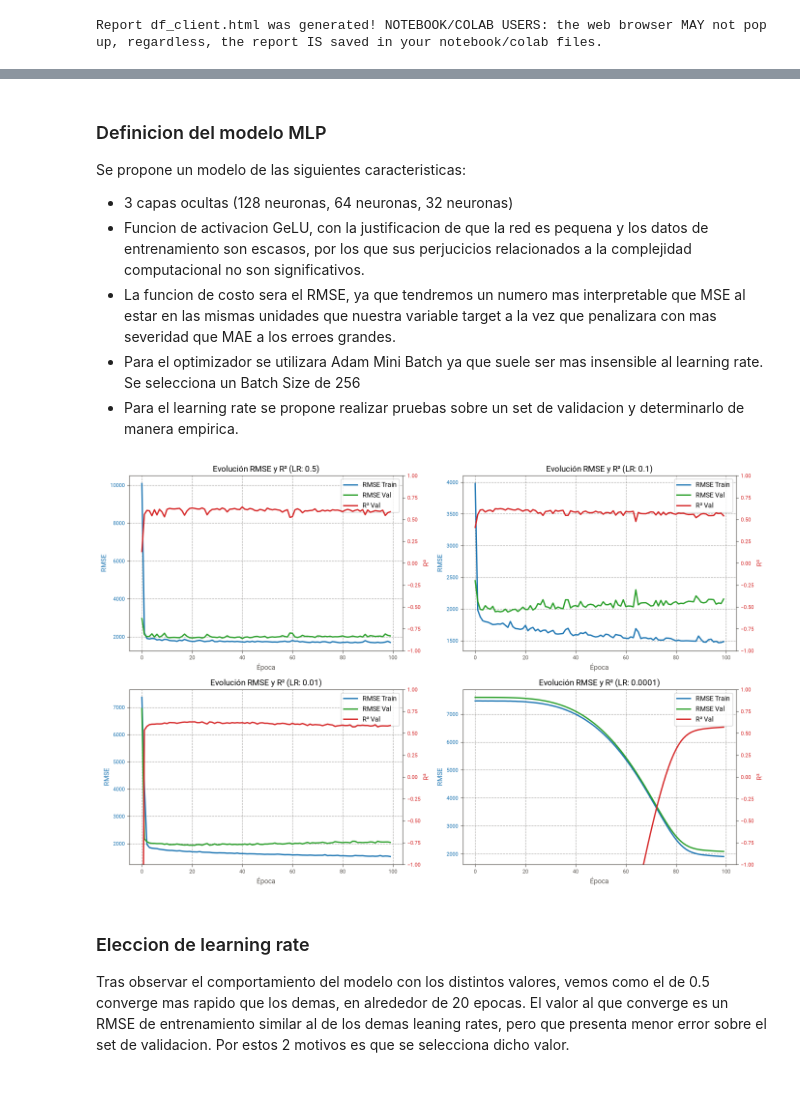
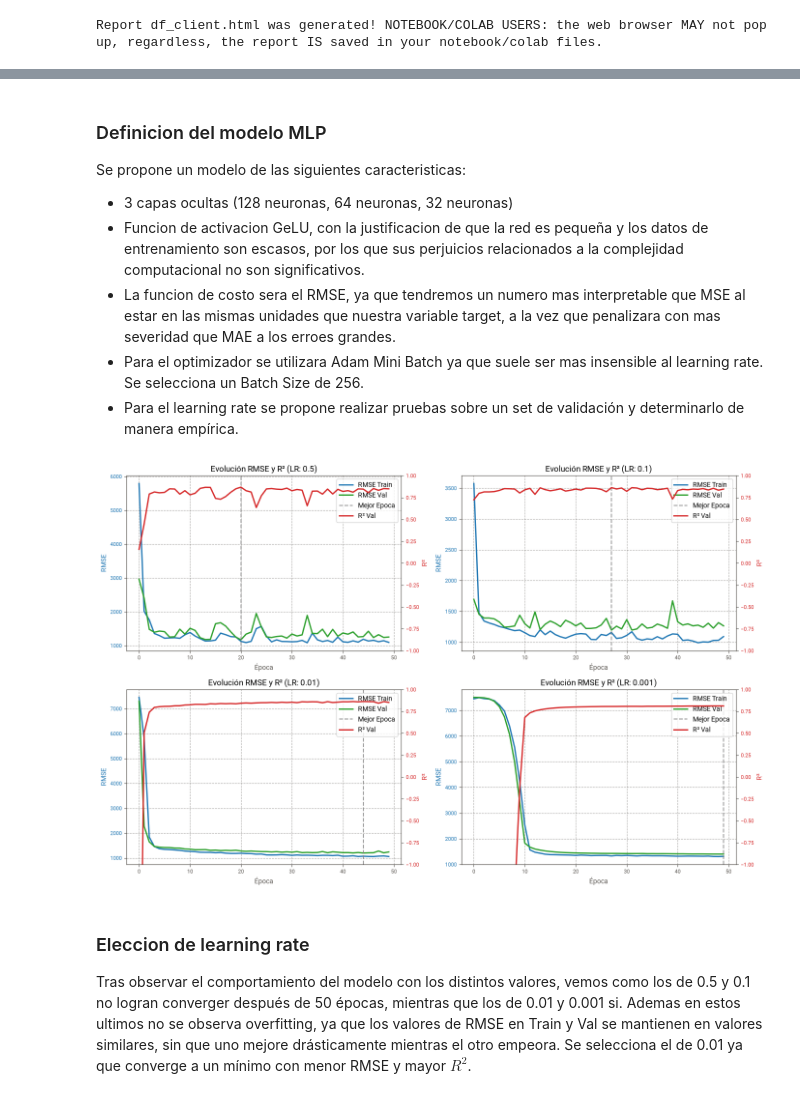
Before and after one commit to NachoXDX/aprendizaje_profundo, a Jupyter notebook: TPs/TP1 Consigna 2.ipynb, the cells around one changed output, grey strips where cells are left out. Saved outputs shown, nothing was run; the diff lists cells and outputs as text; code cells hidden in the pictures.

Commit message:
mejoras del modelo tp1

```diff
--- a/TPs/TP1 Consigna 2.ipynb
+++ b/TPs/TP1 Consigna 2.ipynb
@@ -115,3 +133,5 @@ Se aplicara tambien estandarizacion a las variables a las que se les produjo Tar
+# %%
+client_df = pd.read_csv('dataset_client.csv')
 # %%
 from sklearn.pipeline import Pipeline
 from sklearn.compose import ColumnTransformer
@@ -120,19 +140,21 @@ from sklearn.model_selection import train_test_split
 X = client_df.drop(columns='Purchase_Avg')
 y = client_df['Purchase_Avg']
 X_train, X_test, y_train, y_test = train_test_split(X, y, test_size=0.2, random_state=42)
-X_train, X_val, y_train, y_val = train_test_split(X_train, y_train, test_size=0.1, random_state=42)
+X_train, X_val, y_train, y_val = train_test_split(X_train, y_train, test_size=0.3, random_state=42)
 ohe_cols = [
     'User_Age',
     'User_Gender',
     'User_Marital_Status',
     'User_City_Category',
     'User_Stay',
-    'User_Favourite_Category',
 ]
 target_enc_cols = [
     'User_Favourite_Category',
     'User_Favourite_Subcategory',
     'User_Favourite_Product'
+]
+scale_cols = [
+    'User_Purchase_Std',
 ]
 
 preprocessor = ColumnTransformer(
@@ -142,7 +164,9 @@ preprocessor = ColumnTransformer(
             ('encoder', TargetEncoder(random_state=42)),
             ('scaler', StandardScaler())
         ]), target_enc_cols),
-    ]
+        ('scale', StandardScaler(), scale_cols)
+    ],
+    remainder='passthrough'
 )
 
 pipeline = Pipeline(steps=[
@@ -163,10 +193,10 @@ X_train.shape
 ### Definicion del modelo MLP
 Se propone un modelo de las siguientes caracteristicas:
 - 3 capas ocultas (128 neuronas, 64 neuronas, 32 neuronas)
-- Funcion de activacion GeLU, con la justificacion de que la red es pequena y los datos de entrenamiento son escasos, por los que sus perjucicios relacionados a la complejidad computacional no son significativos.
-- La funcion de costo sera el RMSE, ya que tendremos un numero mas interpretable que MSE al estar en las mismas unidades que nuestra variable target a la vez que penalizara con mas severidad que MAE a los erroes grandes.
-- Para el optimizador se utilizara Adam Mini Batch ya que suele ser mas insensible al learning rate. Se selecciona un Batch Size de 256
-- Para el learning rate se propone realizar pruebas sobre un set de validacion y determinarlo de manera empirica.
+- Funcion de activacion GeLU, con la justificacion de que la red es pequeña y los datos de entrenamiento son escasos, por los que sus perjuicios relacionados a la complejidad computacional no son significativos.
+- La funcion de costo sera el RMSE, ya que tendremos un numero mas interpretable que MSE al estar en las mismas unidades que nuestra variable target, a la vez que penalizara con mas severidad que MAE a los erroes grandes.
+- Para el optimizador se utilizara Adam Mini Batch ya que suele ser mas insensible al learning rate. Se selecciona un Batch Size de 256.
+- Para el learning rate se propone realizar pruebas sobre un set de validación y determinarlo de manera empírica.
 # %%
 import torch
 from torch import nn
@@ -191,11 +221,12 @@ y_val  = torch.tensor(y_val.values, dtype=torch.float32).reshape(-1, 1).to(devic
 input_layer_size = X_train.shape[1]
 # %%
 # Learning Rates
-learning_rates = [0.5, 0.1, 1e-2, 1e-4]
+learning_rates = [0.5, 0.1, 1e-2, 1e-3]
 batch_size = 256
-epochs = 100
+epochs = 50
 nn_val_results = {}
 # %%
+import copy
 for lr in learning_rates:
     model = nn.Sequential(
         nn.Linear(input_layer_size, 128),
@@ -220,7 +251,12 @@ for lr in learning_rates:
         'r2_hist' : [],
         'val_loss_hist' : [],
         'model' : None,
+        'best_epoch' : None
     }
+
+    best_loss = float('inf')
+    best_model_state = None
+    best_epoch = None
 
     model.train()
     for epoch in range(epochs):
@@ -238,7 +274,7 @@ for lr in learning_rates:
         epoch_loss /= len(dl)
         nn_val_results[lr]['train_loss_hist'].append(epoch_loss)
 
-        # Evaluación de R² por época
+        # Evaluación por época sobre Validation
         model.eval()
         with torch.no_grad():
             yhat_val = model(X_val)
@@ -248,39 +284,52 @@ for lr in learning_rates:
             nn_val_results[lr]['r2_hist'].append(r2)
             val_loss = torch.sqrt(mse_loss(yhat_val, y_val)).cpu().numpy()
             nn_val_results[lr]['val_loss_hist'].append(val_loss)
+
+            if val_loss < best_loss:
+                best_loss = val_loss
+                best_model_state = copy.deepcopy(model.state_dict())
+                best_epoch = epoch
         model.train()
-        nn_val_results[lr]['model'] = model
+
+    if best_model_state is not None:
+        model.load_state_dict(best_model_state)
+    nn_val_results[lr]['model'] = model
+    nn_val_results[lr]['best_epoch'] = best_epoch
 # %%
 # Comparacion entre learning rates
 fig, axs = plt.subplots(2, 2, figsize=(14, 9))
 
 for ax1, lr in zip(axs.flat, nn_val_results.keys()):
     ax1.plot(nn_val_results[lr]['train_loss_hist'], color='tab:blue', label='RMSE Train', linewidth=2)
     ax1.plot(nn_val_results[lr]['val_loss_hist'], color='tab:green', label='RMSE Val', linewidth=2)
+
+    # Agregar línea vertical en la mejor época (best_epoch)
+    best_epoch = nn_val_results[lr]['best_epoch']
+    ax1.axvline(x=best_epoch, color='gray', linestyle='--', label='Mejor Epoca', alpha=0.8)
 
     ax1.set_xlabel("Época")
     ax1.set_ylabel("RMSE", color='tab:blue')
     ax1.tick_params(axis='y', labelcolor='tab:blue')
     ax1.grid(True, linestyle='--', alpha=0.5)
 
     ax2 = ax1.twinx()
     ax2.plot(nn_val_results[lr]['r2_hist'], color='tab:red', label='R² Val', linewidth=2)
     ax2.set_ylabel("R²", color='tab:red')
     ax2.set_ylim(-1,1)
     ax2.tick_params(axis='y', labelcolor='tab:red')
 
     lines1, labels1 = ax1.get_legend_handles_labels()
     lines2, labels2 = ax2.get_legend_handles_labels()
     ax1.legend(lines1 + lines2, labels1 + labels2, loc='upper right')
 
     ax1.set_title(f"Evolución RMSE y R² (LR: {lr})")
 
 plt.tight_layout()
 plt.show()
 # %% [output]
-[figure, old version]
+[figure, new version]
 # %% [markdown]
 ### Eleccion de learning rate
 
-Tras observar el comportamiento del modelo con los distintos valores, vemos como el de 0.5 converge mas rapido que los demas, en alrededor de 20 epocas. El valor al que converge es un RMSE de entrenamiento similar al de los demas leaning rates, pero que presenta menor error sobre el set de validacion. Por estos 2 motivos es que se selecciona dicho valor.
+Tras observar el comportamiento del modelo con los distintos valores, vemos como los de 0.5 y 0.1 no logran converger después de 50 épocas, mientras que los de 0.01 y 0.001 si. Ademas en estos ultimos no se observa overfitting, ya que los valores de RMSE en Train y Val se mantienen en valores similares, sin que uno mejore drásticamente mientras el otro empeora. Se selecciona el de 0.01 ya que converge a un mínimo con menor RMSE y mayor $R^2$.
 # %%
```
Also changed, not shown: parts of 9 cells of this notebook, 4 other files.
